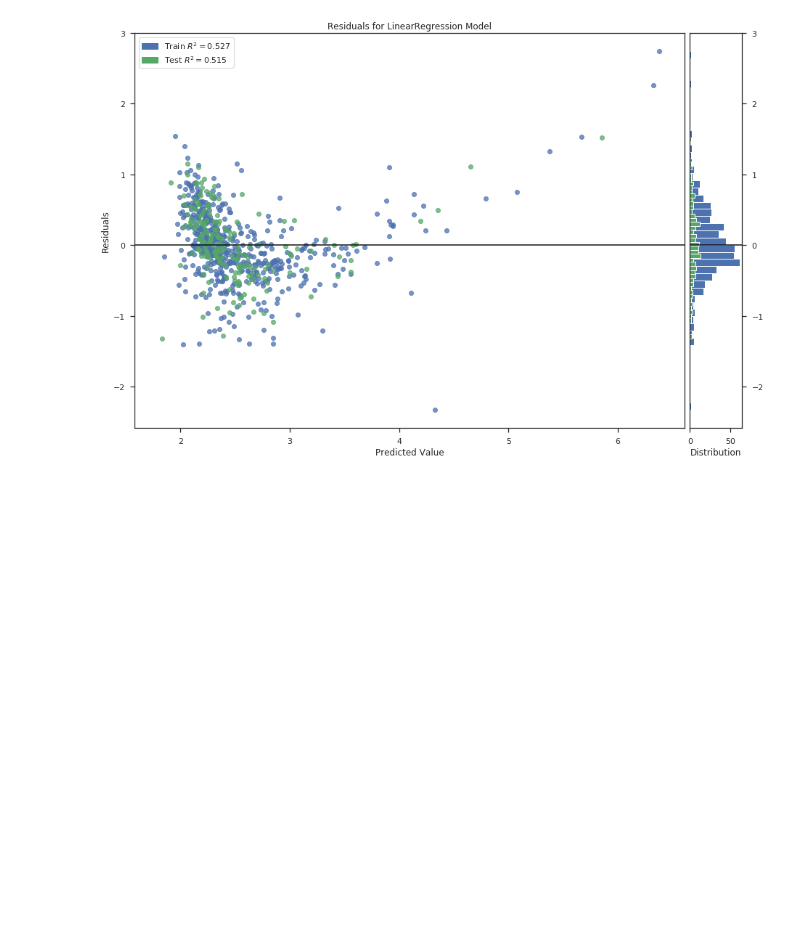
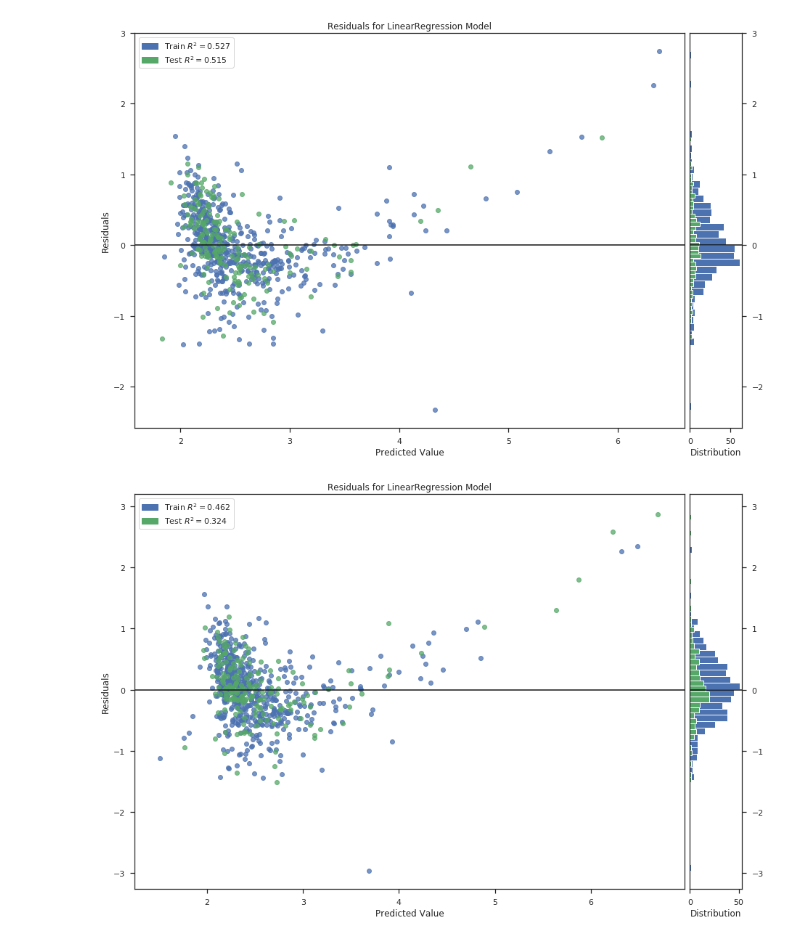
Before and after one commit to Pschmeiser/the_hivy, a Jupyter notebook: src/LookAtME.ipynb, the cells around one changed output. Cells and saved outputs as stored; diff of their text form; code cells hidden in the pictures; blank space fills up the shorter version.

Commit message:
larger graphs

```diff
--- a/src/LookAtME.ipynb
+++ b/src/LookAtME.ipynb
@@ -483,7 +483,9 @@ visualizer.poof()
 # %% [output]
 [figure]
 # %%
-visualizer2 = ResidualsPlot(reg2)
+visualizer2 = ResidualsPlot(reg2,size=(1080, 720))
 visualizer2.fit(X_train2, y_train2)
 visualizer2.score(X_test2, y_test2)
 visualizer2.poof()
+# %% [output]
+[figure, added]
```
